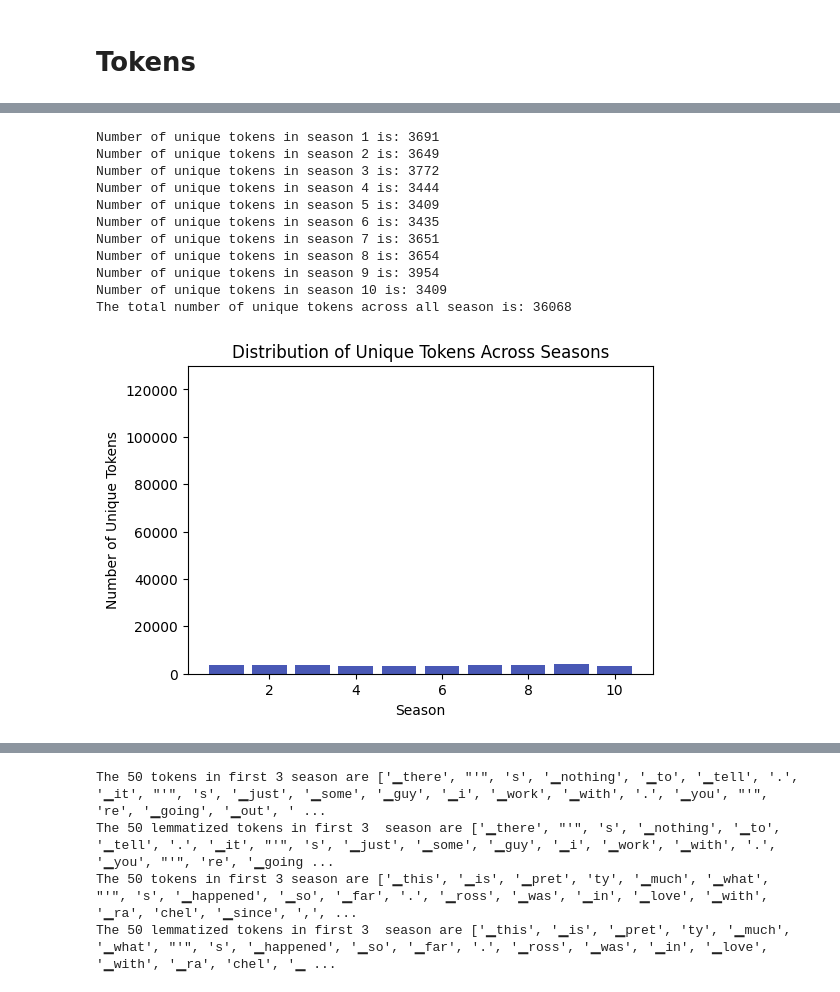
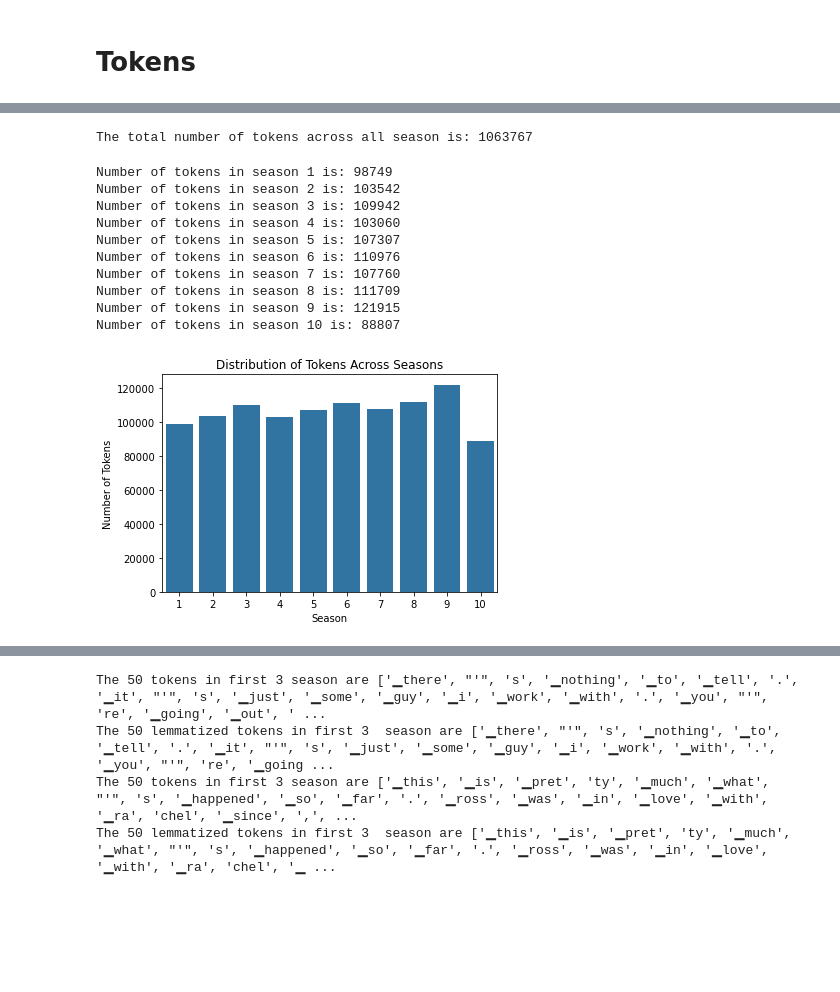
Before and after one commit to courtois-neuromod/friends.stimuli, a Jupyter notebook: language_annotations/Friends_Transcripts_Analysis.ipynb, the cells around one changed output, grey strips where cells are left out. Saved outputs shown, nothing was run; the diff lists cells and outputs as text; code cells hidden in the pictures; blank space fills up the shorter version.

```diff
--- a/language_annotations/Friends_Transcripts_Analysis.ipynb
+++ b/language_annotations/Friends_Transcripts_Analysis.ipynb
@@ -279,10 +157,0 @@ for season in range(1,11):
-# %%
-total_number_of_tokens =0
-tokens_per_season = []
-for season in range(1,11):
-  print("Number of tokens in season {} is: {}".format(season, len(tokens_all[season])))
-  total_number_of_tokens += len(tokens_all[season])
-  tokens_per_season.append(len(tokens_all[season]))
-
-
-print("The total number of tokens across all season is: {}".format(total_number_of_tokens))
@@ -314,35 +158,31 @@ plt.show()
-# %%
-total_number_of_norm_tokens = 0
-uniquetokens_per_season =[]
-for season in range(1,11):
-  print("Number of unique tokens in season {} is: {}".format(season, len(set(tokens_norm[season]))))
-  total_number_of_norm_tokens += len(set(tokens_norm[season]))
-  uniquetokens_per_season.append(len(set(tokens_norm[season])))
-
-print("The total number of unique tokens across all season is: {}".format(total_number_of_norm_tokens))
-# %% [output]
-Number of unique tokens in season 1 is: 3691
-Number of unique tokens in season 2 is: 3649
-Number of unique tokens in season 3 is: 3772
-Number of unique tokens in season 4 is: 3444
-Number of unique tokens in season 5 is: 3409
-Number of unique tokens in season 6 is: 3435
-Number of unique tokens in season 7 is: 3651
-Number of unique tokens in season 8 is: 3654
-Number of unique tokens in season 9 is: 3954
-Number of unique tokens in season 10 is: 3409
-The total number of unique tokens across all season is: 36068
-# %%
-uniquetokens_per_season
-plt.figure(figsize=(6,4))
-
-season_range= list(range(1,11))
-plt.bar(season_range,uniquetokens_per_season,color='#4958B5')
-plt.title('Distribution of Unique Tokens Across Seasons', fontsize=12)
-plt.ylabel('Number of Unique Tokens', fontsize=10)
-plt.xlabel('Season', fontsize=10)
-plt.ylim([0, 130000])
-
-plt.show()
-# %% [output]
-[figure, removed]
+# %%
+tokens_season, tokens_norm, tokens_all, total_number_of_tokens = token_statistics(data)
+print(f"The total number of tokens across all season is: {total_number_of_tokens}")
+# %% [output]
+The total number of tokens across all season is: 1063767
+# %%
+token_season_counts = {}
+for season in range(1,11):
+    print("Number of tokens in season {} is: {}".format(season, len(tokens_season[season])))
+    token_season_counts[season] = len(tokens_season[season])
+
+value = pd.DataFrame({"Season": token_season_counts.keys(), "Words": token_season_counts.values()})
+
+plot_corpus_characteristics(value,
+                           title = "Distribution of Tokens Across Seasons",
+                           xlabel=  "Season",
+                           ylabel = "Number of Tokens",
+                           tilt= False, type = "bar"
+                           )
+# %% [output]
+Number of tokens in season 1 is: 98749
+Number of tokens in season 2 is: 103542
+Number of tokens in season 3 is: 109942
+Number of tokens in season 4 is: 103060
+Number of tokens in season 5 is: 107307
+Number of tokens in season 6 is: 110976
+Number of tokens in season 7 is: 107760
+Number of tokens in season 8 is: 111709
+Number of tokens in season 9 is: 121915
+Number of tokens in season 10 is: 88807
+[figure, added]
```
Also changed, not shown: parts of 68 cells of this notebook, 2 other files.
